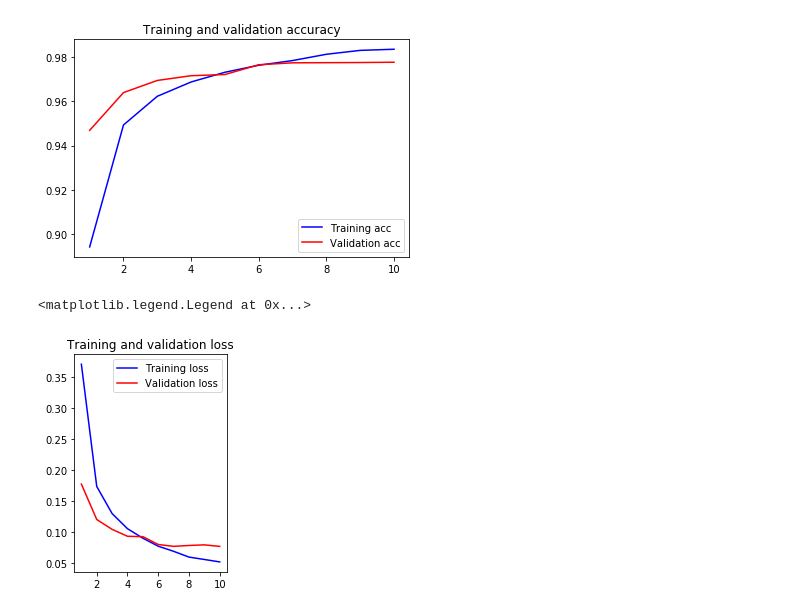
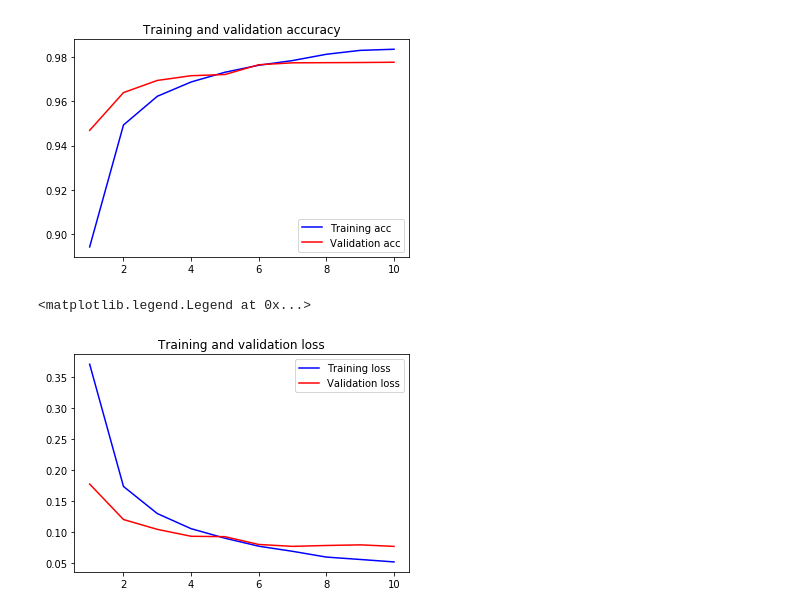
Before and after one commit to richardajpr/deep_learning, a Jupyter notebook: keras_101.ipynb, the cells around one changed output. Drawn from its saved outputs; the diff is of its cells as text; code cells hidden in the pictures.

```diff
--- a/keras_101.ipynb
+++ b/keras_101.ipynb
@@ -77,11 +77,10 @@ x = range(1, len(tr_acc) + 1)
 <matplotlib.legend.Legend at 0x...>
 [figure]
 # %%
-  plt.subplot(1, 2, 2)
   plt.plot(x, tr_loss, 'b', label='Training loss')
   plt.plot(x, val_loss, 'r', label='Validation loss')
   plt.title('Training and validation loss')
   plt.legend()
 # %% [output]
 <matplotlib.legend.Legend at 0x...>
-[figure, old version]
+[figure, new version]
```
